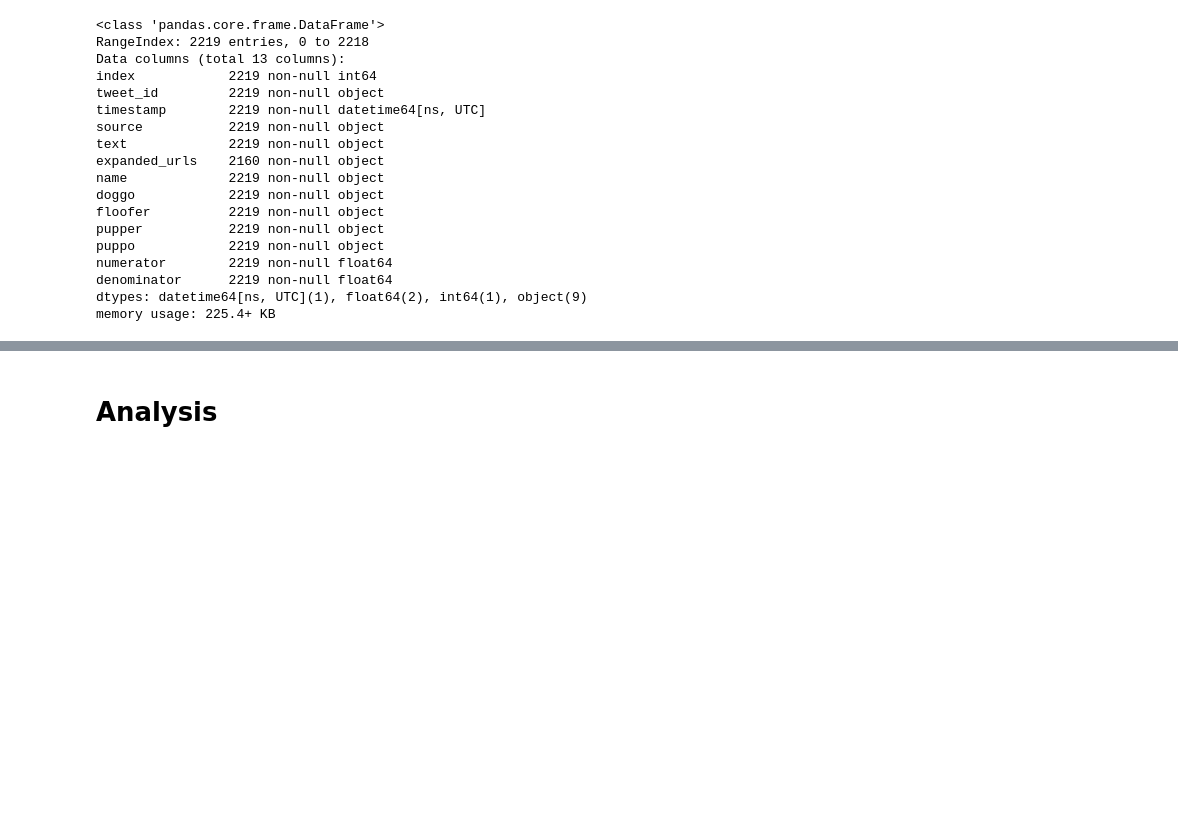
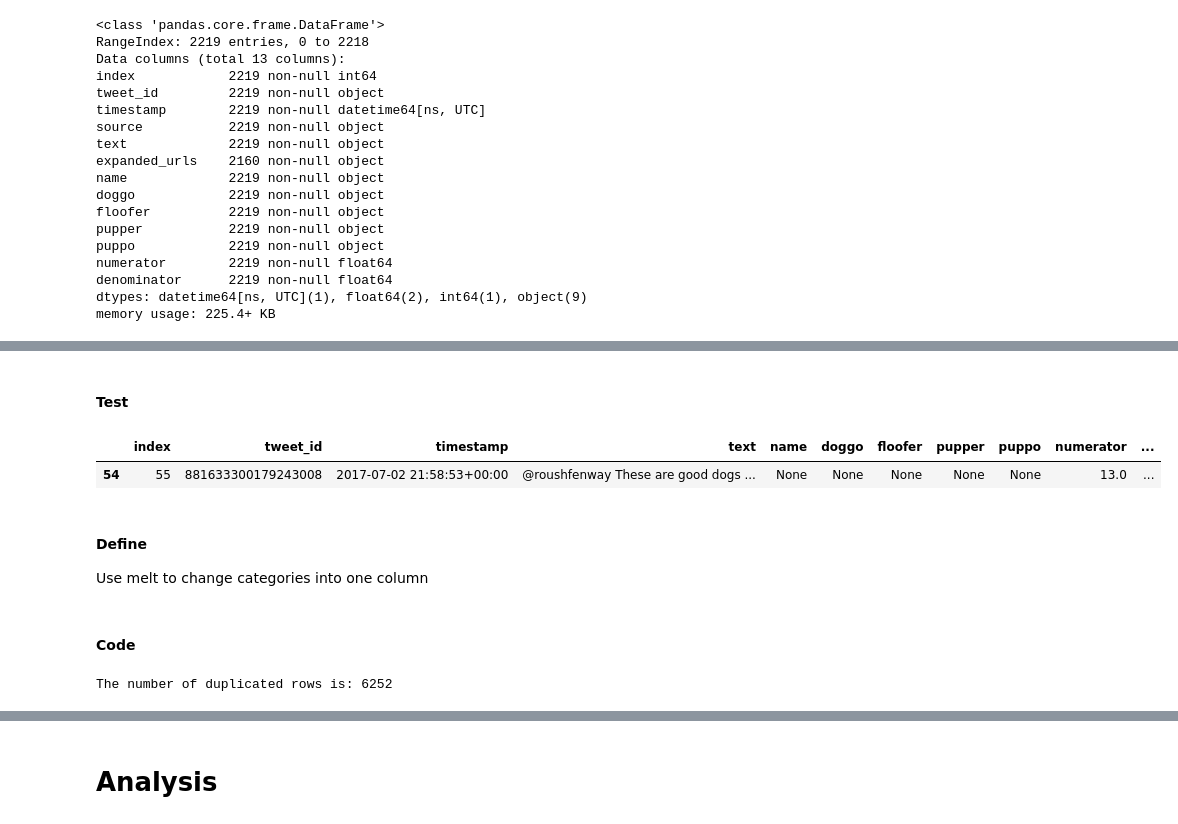
Before and after one commit to jmlam/Ud-Data-Wrangle, a Jupyter notebook: WeRateDogs/weratedogs_project.ipynb, the cells around one changed output, grey strips where cells are left out. Saved outputs shown, nothing was run; the diff lists cells and outputs as text; code cells hidden in the pictures; blank space fills up the shorter version.

```diff
--- a/WeRateDogs/weratedogs_project.ipynb
+++ b/WeRateDogs/weratedogs_project.ipynb
@@ -652,0 +686,15 @@ twitter_archive_clean[twitter_archive_clean['numerator'] == 11.26]
+# %%
+twitter_archive_clean.at[54, 'numerator'] = 13.0
+twitter_archive_clean.at[54, 'denominator'] = 10.0
+# %% [markdown]
+#### Test
+# %%
+display(twitter_archive_clean[twitter_archive_clean.tweet_id == '881633300179243008'])
+# %% [output]
+|  | index | tweet_id | timestamp | text | name | doggo | floofer | pupper | puppo | numerator | ... |
+| 54 | 55 | 881633300179243008 | 2017-07-02 21:58:53+00:00 | @roushfenway These are good dogs ... | None | None | None | None | None | 13.0 | ... |
+# %% [markdown]
+#### Define
+Use melt to change categories into one column
+# %% [markdown]
+#### Code
@@ -652,0 +703,7 @@ twitter_archive_clean[twitter_archive_clean['numerator'] == 11.26]
+# %%
+#drop variable column and drop all duplicates
+#twitter_archive_clean.drop(columns = ['variable'], inplace = True)
+print('The number of duplicated rows is:', list(twitter_archive_clean.duplicated()).count(True))
+twitter_archive_clean.drop_duplicates(inplace = True)
+# %% [output]
+The number of duplicated rows is: 6252
```
Also changed, not shown: parts of 17 cells of this notebook.
